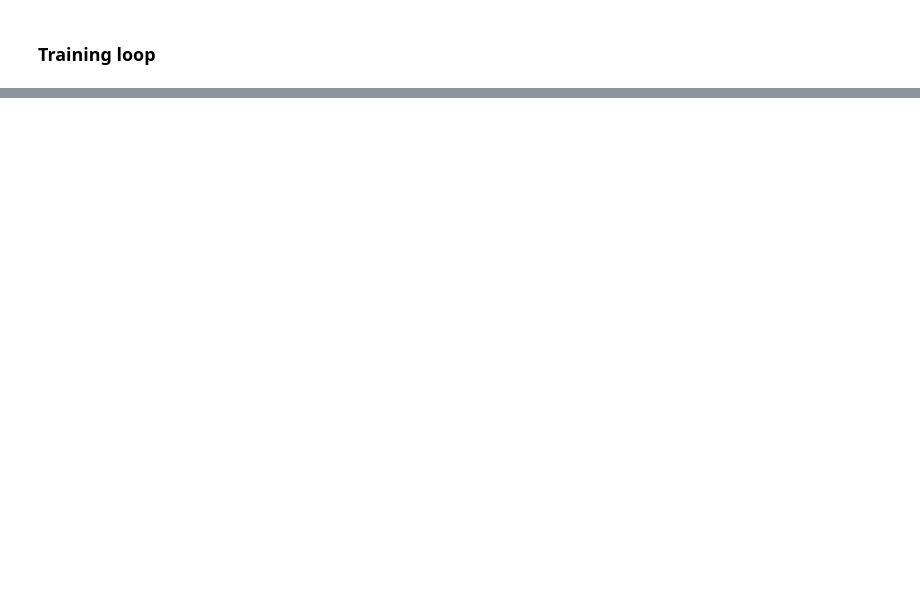
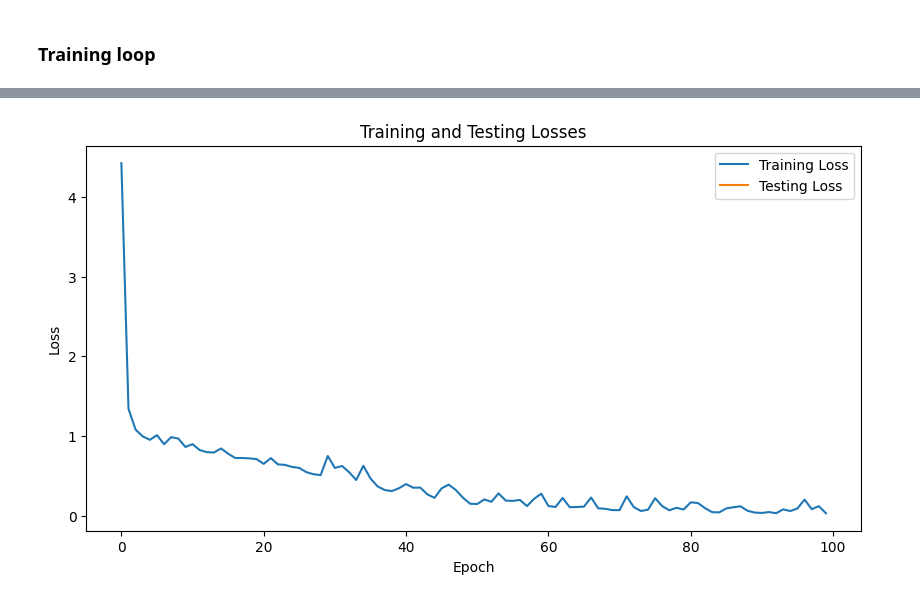
Before and after one commit to CrocoPops/LymphomAug, a Jupyter notebook: main_notebook.ipynb, the cells around one changed output, grey strips where cells are left out. Drawn from its saved outputs; the diff is of its cells as text; code cells hidden in the pictures; blank space fills up the shorter version.

Commit message:
regularization and test added

```diff
--- a/main_notebook.ipynb
+++ b/main_notebook.ipynb
@@ -45,6 +46,8 @@ class LymphomaDataset(Dataset):
         if self.using_aug:
           self.aug_image_paths = natsorted([os.path.join(aug_img_folder, f) for f in os.listdir(aug_img_folder) if os.path.isfile(os.path.join(aug_img_folder, f))])
           self.all_image_paths = self.image_paths + self.aug_image_paths
+          print(self.aug_image_paths)
+          print(self.all_image_paths)
 
         self.label_paths = natsorted([os.path.join(label_folder, f) for f in os.listdir(label_folder) if os.path.isfile(os.path.join(label_folder, f))])
         if self.using_aug:
@@ -127,10 +130,13 @@ transform = transforms.Compose([
 # Instantiate the custom dataset
 dataset = LymphomaDataset(image_folder, label_folder, True, augmented_image_folder, augmented_label_folder, transform=transform)
 
-batch_size = 256
+batch_size = 128
 
 # Create DataLoader
-dataloader = DataLoader(dataset, batch_size=batch_size, shuffle=True)
+# dataloader = DataLoader(dataset, batch_size=batch_size, shuffle=True)
+train_dataset, test_dataset = train_test_split(dataset, test_size=0.3, random_state=1)
+train_loader = DataLoader(train_dataset, batch_size=batch_size, shuffle=True)
+test_loader = DataLoader(test_dataset, batch_size=batch_size, shuffle=False)
 
 # Access a sample from the dataset
 sample_index = 200
@@ -179,4 +185,8 @@ class AlexNet(nn.Module):
         x = torch.flatten(x, 1)
         x = self.classifier(x)
         return x
-alexnet = AlexNet(num_classes = 3)
+
+
+# alexnet = AlexNet(num_classes = 3)
+alexnet = torch.hub.load('pytorch/vision:v0.10.0', 'alexnet', pretrained=True)
+# alexnet.eval()
@@ -185,12 +197,20 @@ alexnet = AlexNet(num_classes = 3)
 # %%
 # Define loss function and optimizer
 criterion = nn.CrossEntropyLoss()
-optimizer = optim.SGD(alexnet.parameters(), lr=0.001, momentum=0.9)
+# optimizer = optim.SGD(alexnet.parameters(), lr=0.001, momentum=0.9)
+optimizer = optim.Adam(alexnet.parameters(), lr=0.001, weight_decay=0.001)
 
-num_epochs = 10
+num_epochs = 100
 device = torch.device('cuda' if torch.cuda.is_available() else 'cpu')
+print(torch.cuda.is_available())
 
 alexnet.to(device) # alexnet to the device, gpu if available
+
+train_losses = []
+test_losses = []
+
+train_accuracies = []
+test_accuracies = []
 
 for epoch in range(num_epochs):
     running_loss = 0.0
@@ -200,7 +220,7 @@ for epoch in range(num_epochs):
     # Set the model to training mode
     alexnet.train()
 
-    for inputs, labels in dataloader:
+    for inputs, labels in train_loader:
         inputs = inputs.to(device)
         labels = labels.to(device)
 
@@ -223,7 +243,62 @@ for epoch in range(num_epochs):
 
     # Calculate training accuracy and loss for the epoch
     train_accuracy = correct_predictions / total_samples
-    average_loss = running_loss / len(dataloader)
+    average_train_loss = running_loss / len(train_loader)
 
-    print(f'Training - Epoch: {epoch + 1}, Loss: {average_loss:.4f}, Accuracy: {train_accuracy:.4f}')
+    train_losses.append(average_train_loss)
+    train_accuracies.append(train_accuracy)
+
+    print(f'Training - Epoch: {epoch + 1}, Training loss: {average_train_loss:.4f}, Training accuracy: {train_accuracy:.4f}')
+
+test_loss = 0.0
+correct_predictions = 0
+total_samples = 0
+
+alexnet.eval()
+
+with torch.no_grad():
+    for inputs, labels in test_loader:
+        inputs = inputs.to(device)
+        labels = labels.to(device)
+
+        # Zero the parameter gradients
+        optimizer.zero_grad()
+
+        # Forward pass
+        outputs = alexnet(inputs)
+        loss = criterion(outputs, labels)
+
+        # Update running statistics
+        test_loss += loss.item()
+        _, predicted = torch.max(outputs, 1)
+        correct_predictions += (predicted == labels).sum().item()
+        total_samples += labels.size(0)
+
+test_accuracy = correct_predictions / total_samples
+average_test_loss = test_loss / len(test_loader)
+
+print(f'Test - Test loss: {average_test_loss:.4f}, Test accuracy: {test_accuracy:.4f}')
+
+test_losses.append(average_test_loss)
+test_accuracies.append(test_accuracy)
+
+# Plot training and testing losses
+plt.figure(figsize=(10, 5))
+plt.plot(train_losses, label='Training Loss')
+plt.plot(test_losses, label='Testing Loss')
+plt.xlabel('Epoch')
+plt.ylabel('Loss')
+plt.title('Training and Testing Losses')
+plt.legend()
+plt.show()
+
+# Plot training and testing accuracies
+plt.figure(figsize=(10, 5))
+plt.plot(train_accuracies, label='Training Accuracy')
+plt.plot(test_accuracies, label='Testing Accuracy')
+plt.xlabel('Epoch')
+plt.ylabel('Accuracy')
+plt.title('Training and Testing Accuracies')
+plt.legend()
+plt.show()
 # %% [output]
@@ -231,0 +322 @@ Training - Epoch: 2, Loss: 1.0982, Accuracy: 0.3387
+[figure, added]
```
Also changed, not shown: parts of 6 cells of this notebook, 1 other file.
